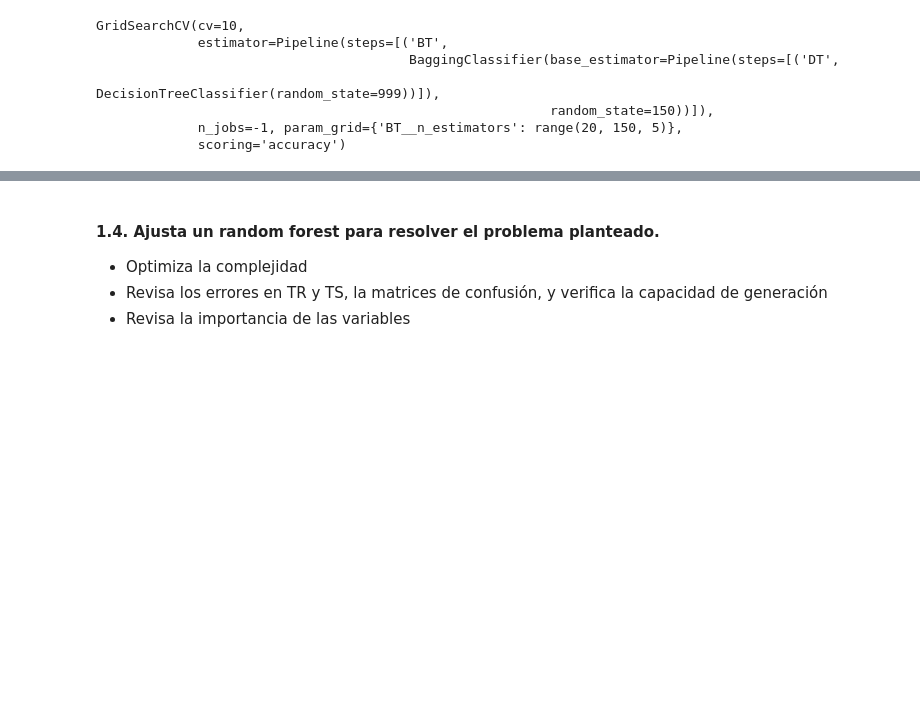
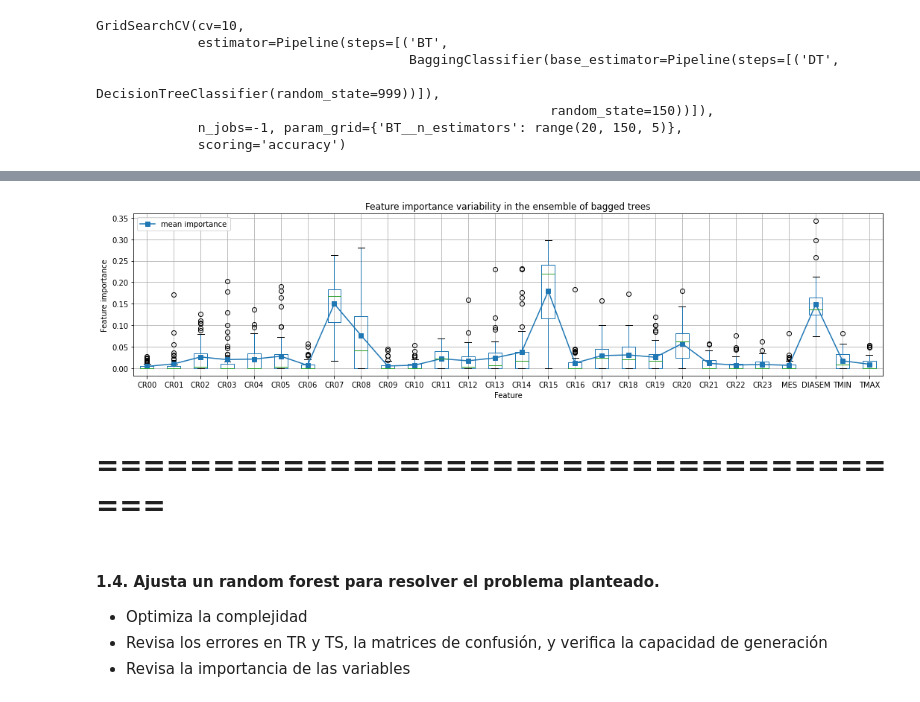
Before and after one commit to maroacc/ensemble, a Jupyter notebook: ass1_ML2_GRUPO_Ana.ipynb, the cells around one changed output, grey strips where cells are left out. Saved outputs shown, nothing was run; the diff lists cells and outputs as text; code cells hidden in the pictures; blank space fills up the shorter version.

```diff
--- a/ass1_ML2_GRUPO_Ana.ipynb
+++ b/ass1_ML2_GRUPO_Ana.ipynb
@@ -484,3 +610,21 @@ plt.show()
+# %%
+# feature importances of each tree in the ensemble
+# Contiene la importancia de cada característica en cada uno de los árboles.
+feature_importances_trees = [t['DT'].feature_importances_ for t in bag_class_estim.estimators_]
+
+# global view of feature importances
+dfimp =  pd.DataFrame(list(feature_importances_trees), columns=INPUTS_BT)
+dfimp.boxplot(figsize=(18, 4))
+plt.plot(np.arange(len(INPUTS_BT))+1, dfimp.mean(),'s-', label ='mean importance')
+plt.ylabel('Feature importance')
+plt.xlabel('Feature')
+plt.title('Feature importance variability in the ensemble of bagged trees')
+plt.legend()
+plt.show()
+# %% [output]
+[figure, added]
+# %% [markdown]
+# =====================================
 # %% [markdown]
 #### 1.4. Ajusta un random forest para resolver el problema planteado.
 
```
Also changed, not shown: parts of 37 cells of this notebook, 1 other file.
